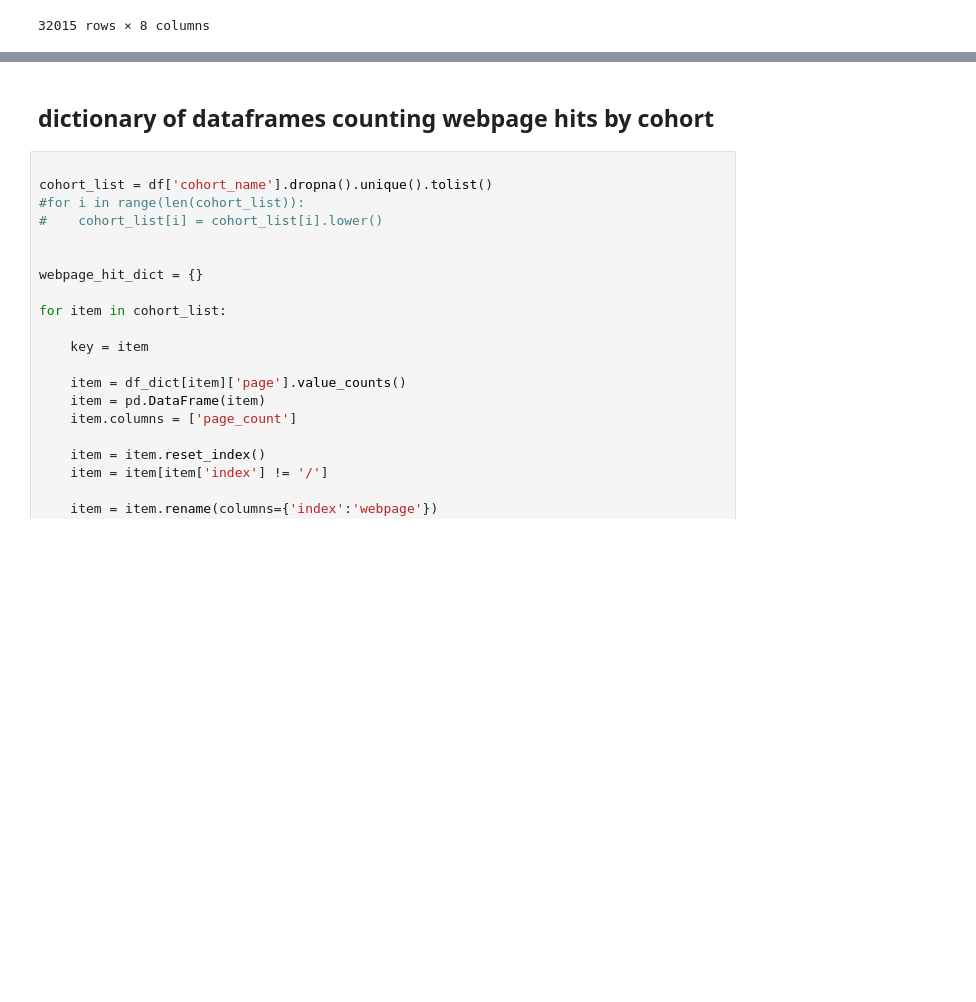
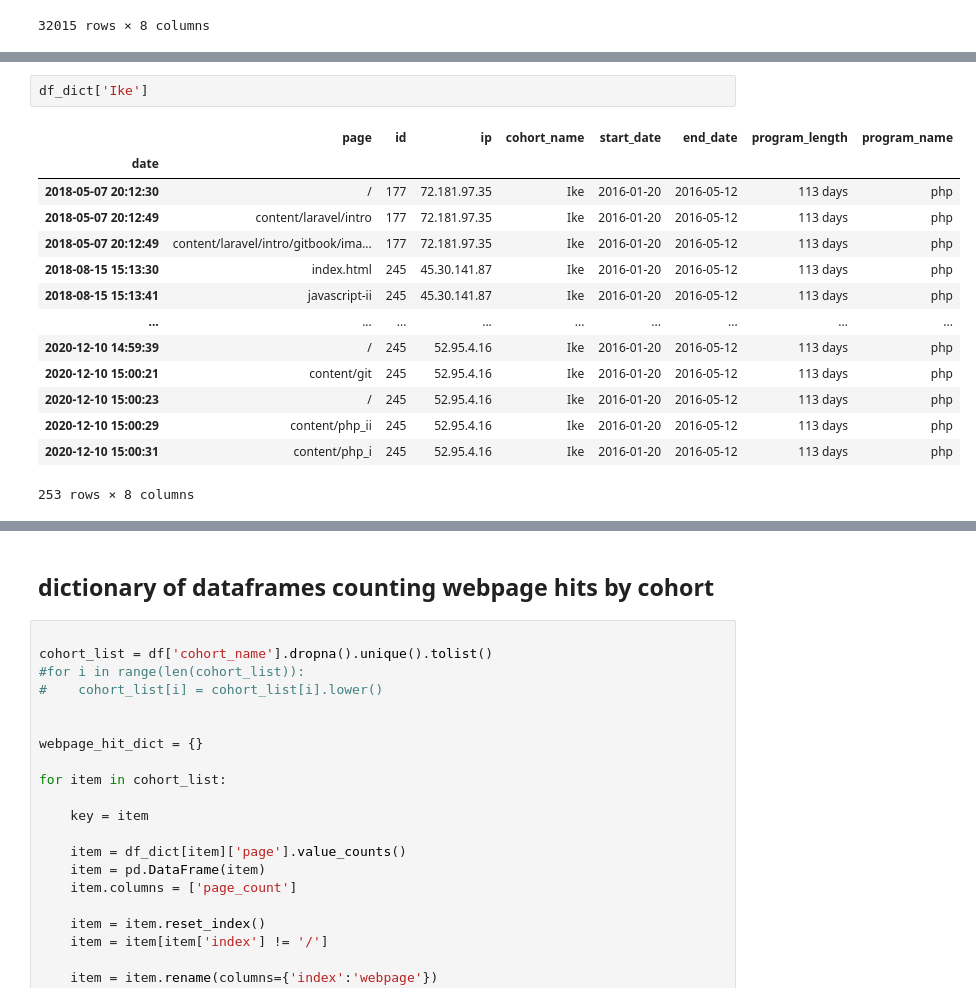
Before and after one commit to codeupdonuts/anomaly-project, a Jupyter notebook: jcrosenberger-notebook.ipynb, the cells around one changed output, grey strips where cells are left out. Saved outputs shown, nothing was run; the diff lists cells and outputs as text; blank space fills up the shorter version.

```diff
--- a/jcrosenberger-notebook.ipynb
+++ b/jcrosenberger-notebook.ipynb
@@ -357 +387,18 @@ TypeError: 'dict_keys' object is not subscriptable
+# %%
+df_dict['Ike']
+# %% [output]
+|  | page | id | ip | cohort_name | start_date | end_date | program_length | program_name |
+| date |  |  |  |  |  |  |  |  |
+| 2018-05-07 20:12:30 | / | 177 | 72.181.97.35 | Ike | 2016-01-20 | 2016-05-12 | 113 days | php |
+| 2018-05-07 20:12:49 | content/laravel/intro | 177 | 72.181.97.35 | Ike | 2016-01-20 | 2016-05-12 | 113 days | php |
+| 2018-05-07 20:12:49 | content/laravel/intro/gitbook/ima... | 177 | 72.181.97.35 | Ike | 2016-01-20 | 2016-05-12 | 113 days | php |
+| 2018-08-15 15:13:30 | index.html | 245 | 45.30.141.87 | Ike | 2016-01-20 | 2016-05-12 | 113 days | php |
+| 2018-08-15 15:13:41 | javascript-ii | 245 | 45.30.141.87 | Ike | 2016-01-20 | 2016-05-12 | 113 days | php |
+| ... | ... | ... | ... | ... | ... | ... | ... | ... |
+| 2020-12-10 14:59:39 | / | 245 | 52.95.4.16 | Ike | 2016-01-20 | 2016-05-12 | 113 days | php |
+| 2020-12-10 15:00:21 | content/git | 245 | 52.95.4.16 | Ike | 2016-01-20 | 2016-05-12 | 113 days | php |
+| 2020-12-10 15:00:23 | / | 245 | 52.95.4.16 | Ike | 2016-01-20 | 2016-05-12 | 113 days | php |
+| 2020-12-10 15:00:29 | content/php_ii | 245 | 52.95.4.16 | Ike | 2016-01-20 | 2016-05-12 | 113 days | php |
+| 2020-12-10 15:00:31 | content/php_i | 245 | 52.95.4.16 | Ike | 2016-01-20 | 2016-05-12 | 113 days | php |
+253 rows × 8 columns
 # %% [markdown]
```
Also changed, not shown: parts of 17 cells of this notebook.
